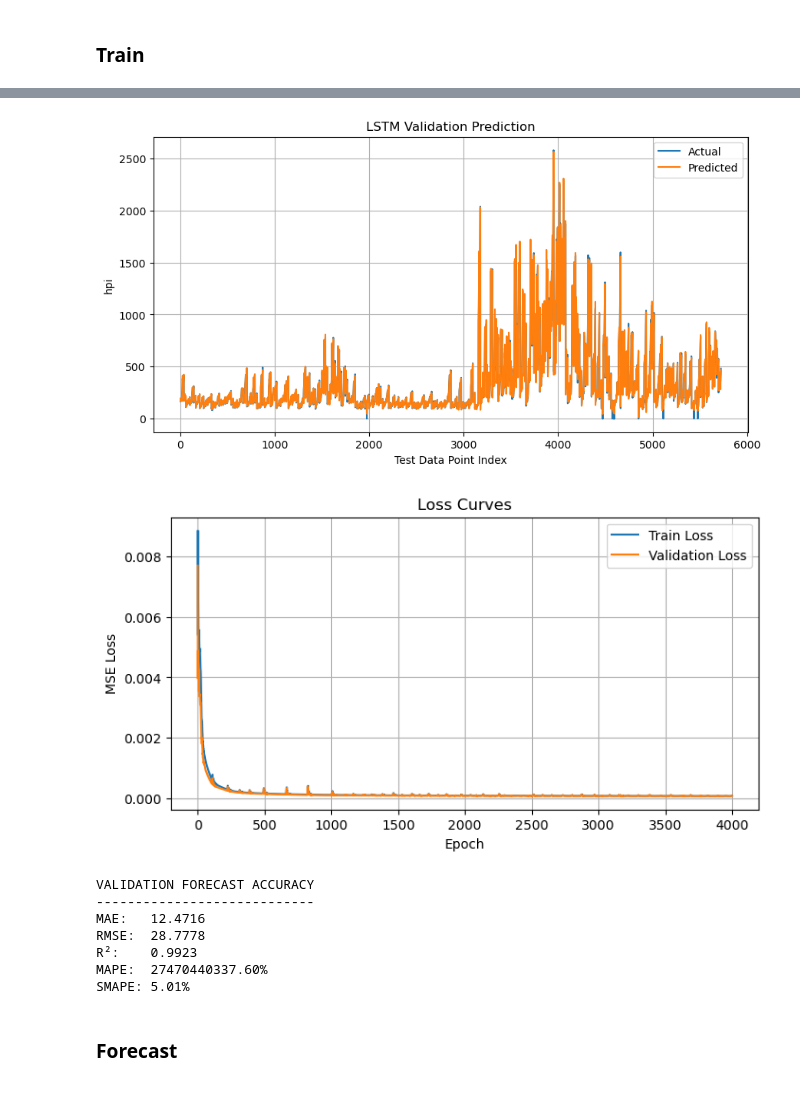
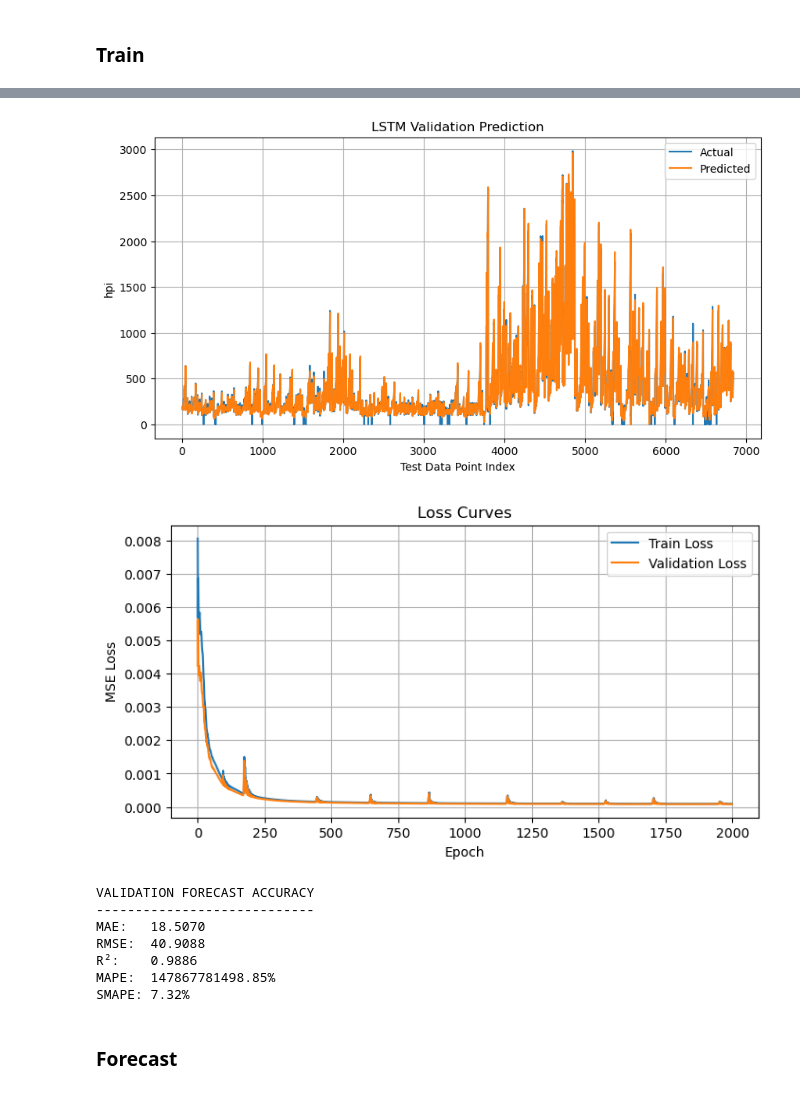
Before and after one commit to Ramil-cyber/Capstone_Citizensbank_climate-risk_insurance-exposure_monitoring, a Jupyter notebook: 03_code/data_exploration/lstm_arima_v1.ipynb, the cells around one changed output, grey strips where cells are left out. Drawn from its saved outputs; the diff is of its cells as text; code cells hidden in the pictures.

Commit message:
added merged 2024 data

```diff
--- a/03_code/data_exploration/lstm_arima_v1.ipynb
+++ b/03_code/data_exploration/lstm_arima_v1.ipynb
@@ -356,7 +356,7 @@ def forecast(model, base_exog_df, no_of_years, static_variables_dict=None):
 ## 9) Run Pipeline
 # %%
 climate_hpi = pd.read_csv(
-    "/Users/leonard/Library/CloudStorage/Dropbox/Duke/Academics/Year 2 Semester 1/Capstone/Code/Capstone_Citizensbank_climate-risk_insurance-exposure_monitoring/02_processed_data/FINAL_CLIMATE_FINANCIAL_DATA.csv"
+    "../../02_processed_data/FINAL_CLIMATE_FINANCIAL_DATA_2000_2024.csv"
 )
 # pd.read_csv(
 #     "../../02_processed_data/wildfire_drought_hpi_flood_heat_huricane.csv"
@@ -367,5 +367,6 @@ climate_hpi = climate_hpi.rename(
     }  # {"hpi_yoy": "HPI_YoY", "county_fips5": "county_fips"}
 )
 climate_hpi["real_gdp"] = pd.to_numeric(climate_hpi["real_gdp"], errors="coerce")
+climate_hpi = climate_hpi.fillna(0)
 climate_hpi
 # %% [output]
@@ -385,7 +386,7 @@ climate_hpi
 # %% [markdown]
 ### Train
 # %%
-model, train_val_loss = train_with_validation(climate_hpi, 4000, False, 150)
+model, train_val_loss = train_with_validation(climate_hpi, 2000, False, 150)
 # %% [output]
 X has NaN: False Inf: False
 y has NaN: False Inf: False
@@ -407,12 +408,12 @@ Best validation loss: 0.000070
-[figure, old version]
+[figure, new version]
-[figure, old version]
+[figure, new version]
 VALIDATION FORECAST ACCURACY
 ----------------------------
-MAE:   12.4716
-RMSE:  28.7778
-R²:    0.9923
-MAPE:  27470440337.60%
-SMAPE: 5.01%
+MAE:   18.5070
+RMSE:  40.9088
+R²:    0.9886
+MAPE:  147867781498.85%
+SMAPE: 7.32%
 # %% [markdown]
 ### Forecast
 # %%
```
Also changed, not shown: parts of 4 cells of this notebook, 2 other files.
